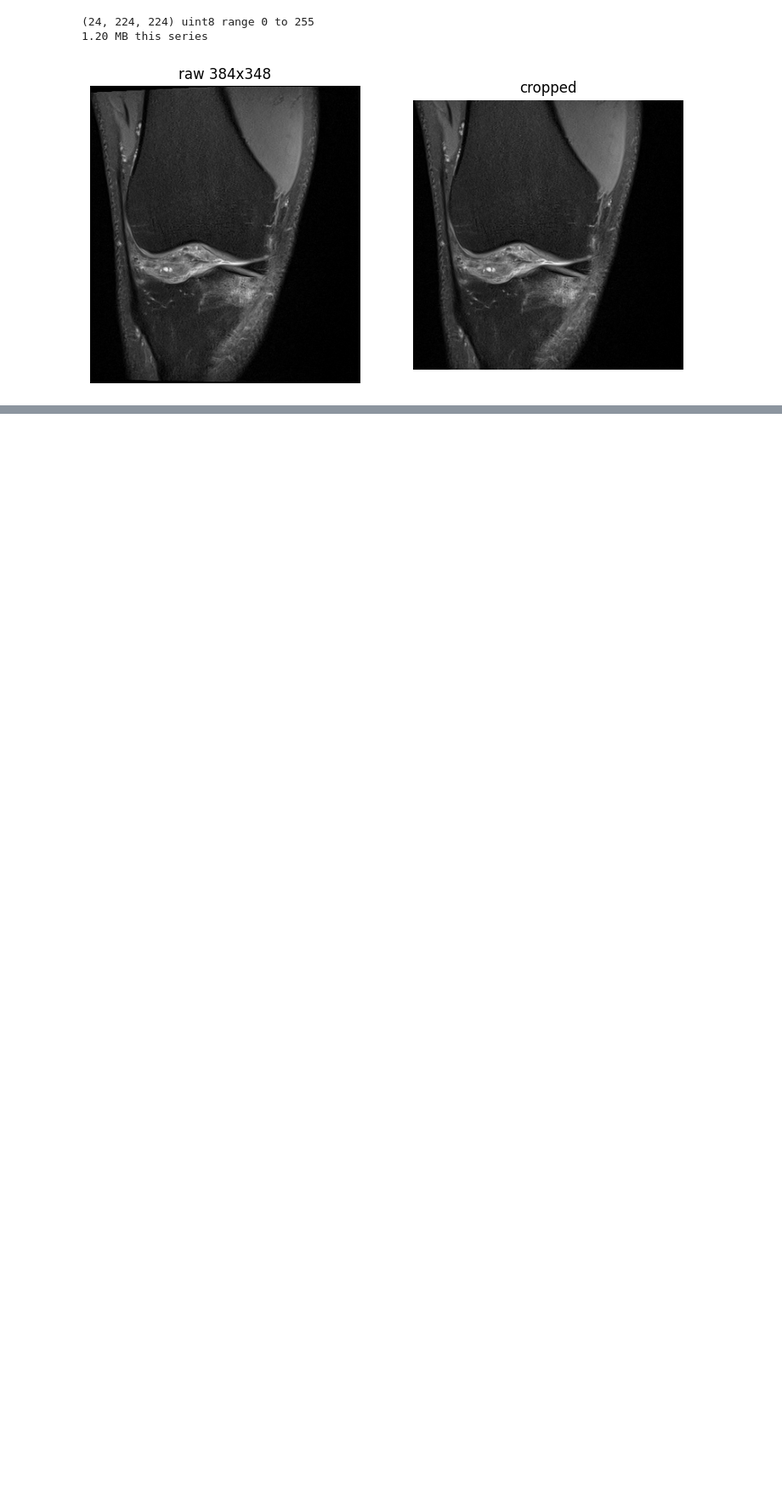
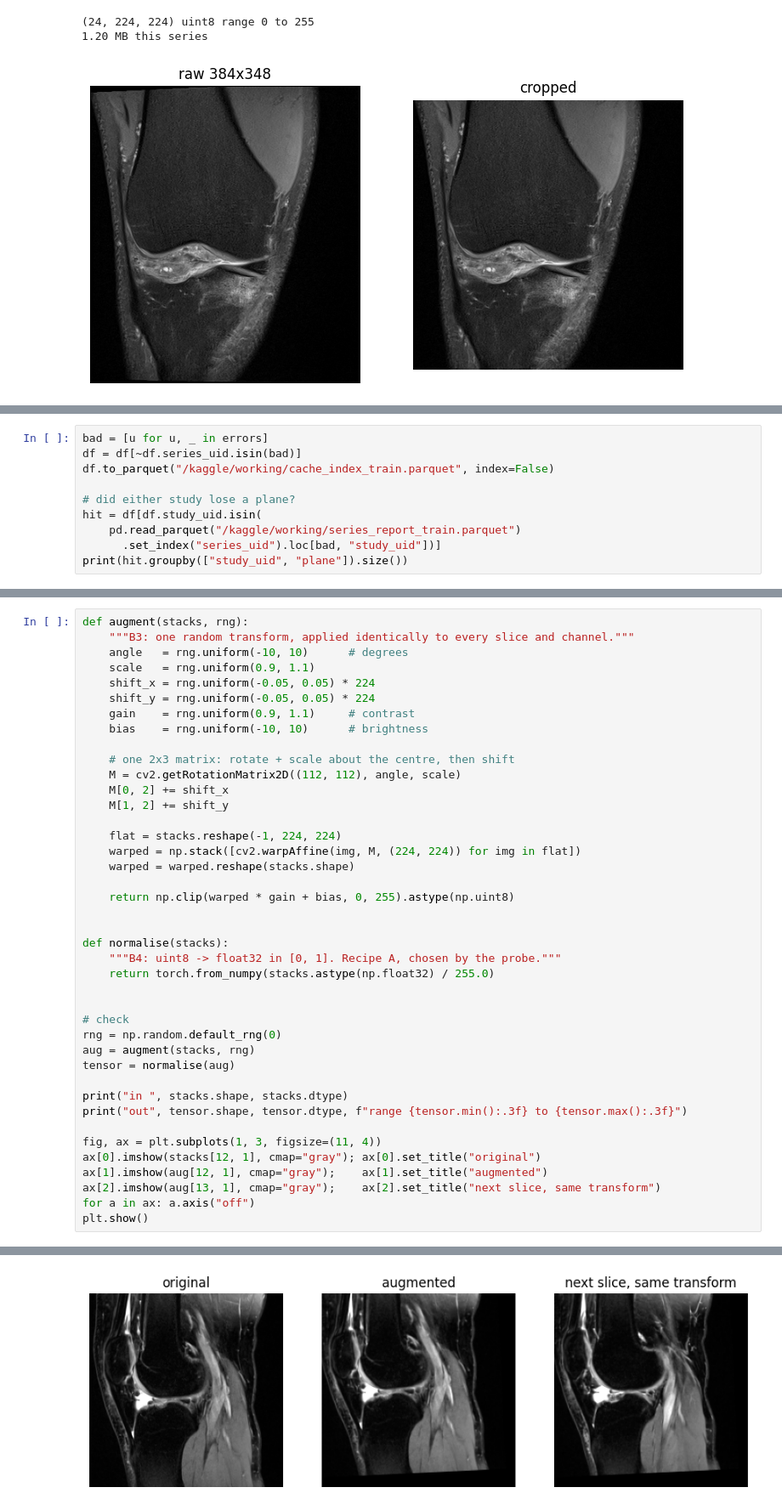
Before and after one commit to rmurudkar/rsna-knee-abnormality, a Jupyter notebook: rishi-rsna-knee-abnormalities-initial-analysis.ipynb, the cells around one changed output, grey strips where cells are left out. Shown at 85% size. Saved outputs shown, nothing was run; the diff lists cells and outputs as text; blank space fills up the shorter version.

Commit message:
Kaggle Notebook | rishi-rsna-knee-abnormalities-initial-analysis | Version 12

```diff
--- a/rishi-rsna-knee-abnormalities-initial-analysis.ipynb
+++ b/rishi-rsna-knee-abnormalities-initial-analysis.ipynb
@@ -1801,0 +1911,10 @@ for uid, err in errors[:10]:
+# %%
+bad = [u for u, _ in errors]
+df = df[~df.series_uid.isin(bad)]
+df.to_parquet("/kaggle/working/cache_index_train.parquet", index=False)
+
+# did either study lose a plane?
+hit = df[df.study_uid.isin(
+    pd.read_parquet("/kaggle/working/series_report_train.parquet")
+      .set_index("series_uid").loc[bad, "study_uid"])]
+print(hit.groupby(["study_uid", "plane"]).size())
@@ -1811,0 +2294,42 @@ print(f"slice-count mismatches in first 500: {len(bad)}")
+# %%
+def augment(stacks, rng):
+    """B3: one random transform, applied identically to every slice and channel."""
+    angle   = rng.uniform(-10, 10)      # degrees
+    scale   = rng.uniform(0.9, 1.1)
+    shift_x = rng.uniform(-0.05, 0.05) * 224
+    shift_y = rng.uniform(-0.05, 0.05) * 224
+    gain    = rng.uniform(0.9, 1.1)     # contrast
+    bias    = rng.uniform(-10, 10)      # brightness
+
+    # one 2x3 matrix: rotate + scale about the centre, then shift
+    M = cv2.getRotationMatrix2D((112, 112), angle, scale)
+    M[0, 2] += shift_x
+    M[1, 2] += shift_y
+
+    flat = stacks.reshape(-1, 224, 224)
+    warped = np.stack([cv2.warpAffine(img, M, (224, 224)) for img in flat])
+    warped = warped.reshape(stacks.shape)
+
+    return np.clip(warped * gain + bias, 0, 255).astype(np.uint8)
+
+
+def normalise(stacks):
+    """B4: uint8 -> float32 in [0, 1]. Recipe A, chosen by the probe."""
+    return torch.from_numpy(stacks.astype(np.float32) / 255.0)
+
+
+# check
+rng = np.random.default_rng(0)
+aug = augment(stacks, rng)
+tensor = normalise(aug)
+
+print("in ", stacks.shape, stacks.dtype)
+print("out", tensor.shape, tensor.dtype, f"range {tensor.min():.3f} to {tensor.max():.3f}")
+
+fig, ax = plt.subplots(1, 3, figsize=(11, 4))
+ax[0].imshow(stacks[12, 1], cmap="gray"); ax[0].set_title("original")
+ax[1].imshow(aug[12, 1], cmap="gray");    ax[1].set_title("augmented")
+ax[2].imshow(aug[13, 1], cmap="gray");    ax[2].set_title("next slice, same transform")
+for a in ax: a.axis("off")
+plt.show()
+# %% [output]
@@ -1811,0 +2338 @@ print(f"slice-count mismatches in first 500: {len(bad)}")
+[figure, added]
```
Also changed, not shown: parts of 15 cells of this notebook.
